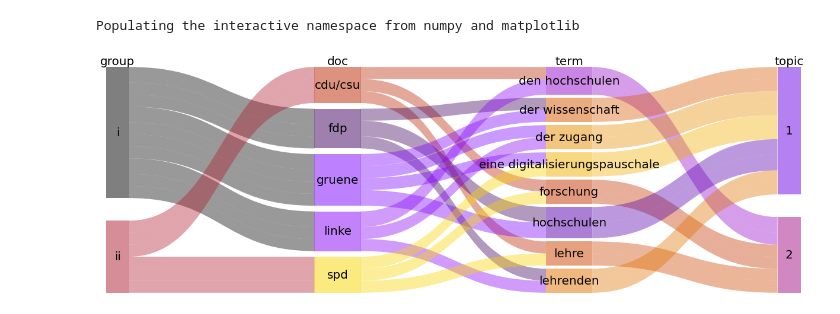
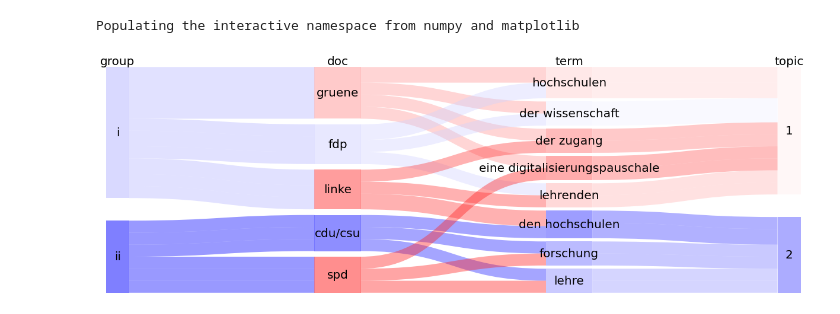
Before and after one commit to jboynyc/textnets-binder, a Jupyter notebook: textnets_sankey.ipynb, the cells around one changed output. Saved outputs shown, nothing was run; the diff lists cells and outputs as text; code cells hidden in the pictures.

Commit message:
update mpl_sankey example

```diff
--- a/textnets_sankey.ipynb
+++ b/textnets_sankey.ipynb
@@ -41,13 +41,21 @@ def sankey_data(textnet: tn.Textnet) -> pd.DataFrame:
     gd = pd.DataFrame(group_doc(textnet), columns=["group", "doc"]).set_index("doc")
     wdt = pd.DataFrame(weight_doc_term(textnet), columns=["weight", "doc", "term"])
     tt = pd.DataFrame(term_topic(textnet), columns=["term", "topic"]).set_index("term")
-    return wdt.join(gd, on="doc")\
-        .join(tt, on="term")[["weight", "group", "doc", "term", "topic"]]
+    joined = wdt.join(gd, on="doc").join(tt, on="term")
+    sorted_terms = joined.groupby("term").agg({"weight": "sum", "group": "first"})\
+        .sort_values(["group", "weight"], ascending=[True, False]).index.tolist()
+    terms_type = pd.CategoricalDtype(sorted_terms, ordered=True)
+    joined["term"] = joined["term"].astype(terms_type)
+    sorted_docs = joined.groupby("doc").agg({"weight": "sum", "group": "first"})\
+        .sort_values(["group", "weight"], ascending=[True, False]).index.tolist()
+    docs_type = pd.CategoricalDtype(sorted_docs, ordered=True)
+    joined["doc"] = joined["doc"].astype(docs_type)
+    return joined[["weight", "group", "doc", "term", "topic"]]
 # %%
 plt.figure(figsize=(21, 7))
 
-sankey(sankey_data(net).sort_values("weight", ascending=False),
-       cmap=plt.get_cmap('gnuplot'),
+sankey(sankey_data(net),
+       cmap=plt.get_cmap('bwr'),
        sort_flows_by_nodes=True)
 # %% [output]
-[figure, old version]
+[figure, new version]
```
Also changed, not shown: parts of 1 cell of this notebook.
